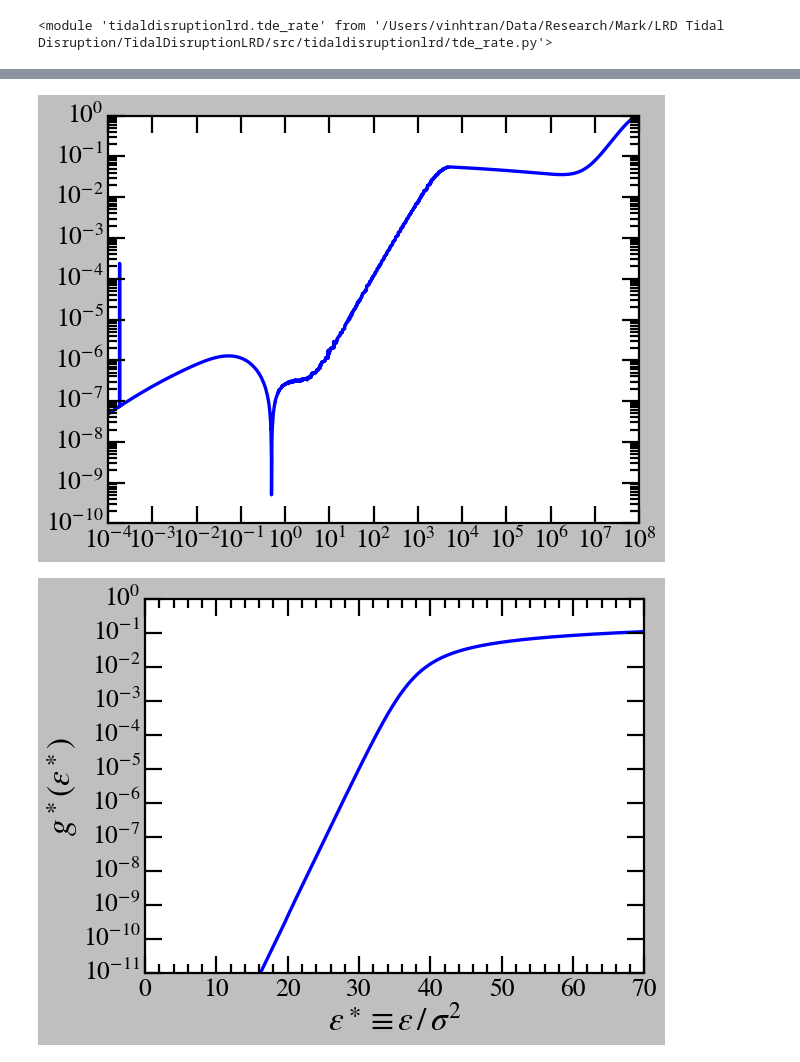
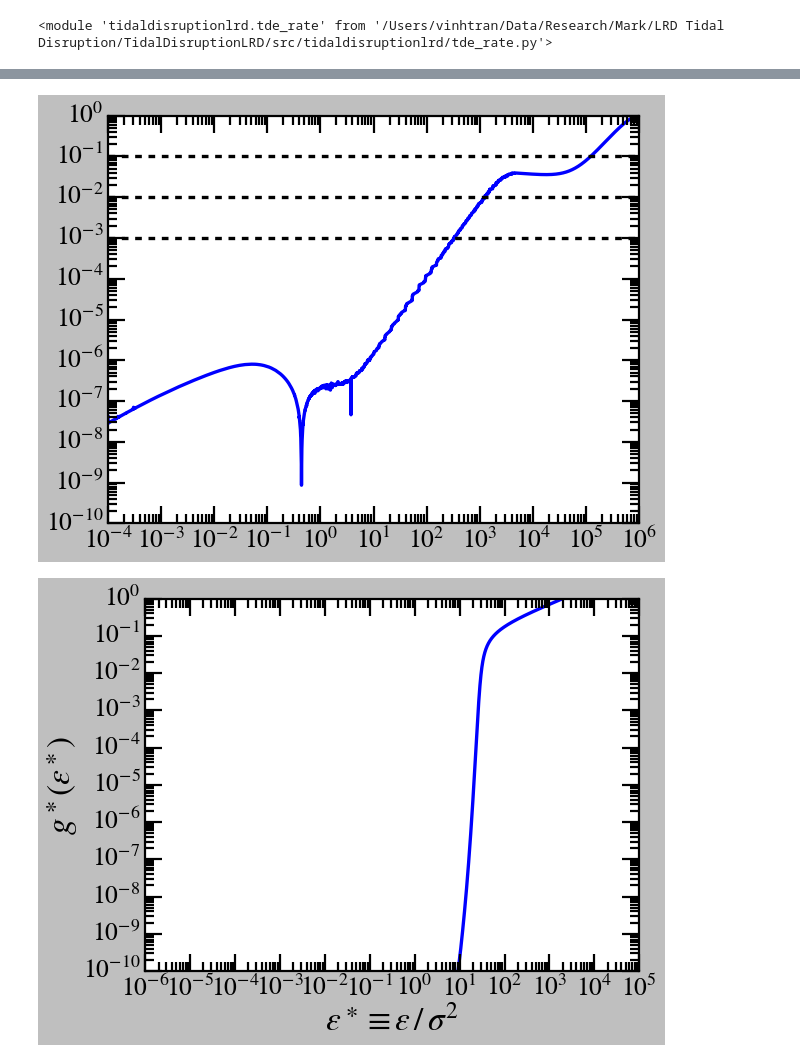
Before and after one commit to vinh-qtran/TidalDisruptionLRD, a Jupyter notebook: nbs/test.ipynb, the cells around one changed output, grey strips where cells are left out. Cells and saved outputs as stored; diff of their text form; code cells hidden in the pictures.

Commit message:
Add profiles and mass functions

```diff
--- a/nbs/test.ipynb
+++ b/nbs/test.ipynb
@@ -29,9 +29,10 @@ importlib.reload(tde_rate)
 # %% [output]
 <module 'tidaldisruptionlrd.tde_rate' from '/Users/vinhtran/Data/Research/Mark/LRD Tidal Disruption/TidalDisruptionLRD/src/tidaldisruptionlrd/tde_rate.py'>
 # %%
-isothermal_sphere_lc = stellar_distribution.SingularIsothermalSphereProfile(
+profile = stellar_distribution.SingularIsothermalSphereProfile(
+    # M_s=1e1,
     r_bin_min=1e-4,
-    r_bin_max=1e8,
+    r_bin_max=1e6,
     N_bins=10000,
     reduce_factor=10,
     N_trapz_bins=1000,
@@ -39,14 +53,17 @@ isothermal_sphere_lc = stellar_distribution.SingularIsothermalSphereProfile(
 # %%
-reconstructed_stellar_rho_bins = isothermal_sphere_lc.reconstruct_stellar_rho_bins(
-    -isothermal_sphere_lc.phi_bins,
-    isothermal_sphere_lc.epsilon_bins,
-    isothermal_sphere_lc.g_epsilon_bins,
+reconstructed_stellar_rho_bins = profile.reconstruct_stellar_rho_bins(
+    -profile.phi_bins,
+    profile.epsilon_bins,
+    profile.g_epsilon_bins,
 )
 
 plt.plot(
-    isothermal_sphere_lc.r_bins,
-    np.abs(1 - reconstructed_stellar_rho_bins / isothermal_sphere_lc.stellar_rho_bins),
+    profile.r_bins,
+    np.abs(1 - reconstructed_stellar_rho_bins / profile.stellar_rho_bins),
 )
+
+for tol in [1e-1, 1e-2, 1e-3]:
+    plt.axhline(tol, color="k", ls="--")
 
 plt.xscale("log")
 plt.yscale("log")
@@ -54,25 +71,25 @@ plt.yscale("log")
 plt.tight_layout()
 plt.show()
 # %% [output]
-[figure, old version]
+[figure, new version]
 # %%
 plt.plot(
-    isothermal_sphere_lc.epsilon_bins,
-    isothermal_sphere_lc.g_epsilon_bins,
+    profile.epsilon_bins,
+    profile.g_epsilon_bins,
 )
 
-# plt.xscale("log")
+plt.xscale("log")
 plt.yscale("log")
 
-plt.xlim(0, 70)
-plt.ylim(1e-11, 1e0)
+# plt.xlim(0, 70)
+plt.ylim(1e-10, 1e0)
 
 plt.xlabel(r"$\epsilon^\ast \equiv \epsilon \, / \, \sigma^2$")
 plt.ylabel(r"$g^\ast (\epsilon^\ast)$")
 
 plt.tight_layout()
 plt.show()
 # %% [output]
-[figure, old version]
+[figure, new version]
 # %%
 plt.plot(
```
Also changed, not shown: parts of 5 cells of this notebook, 2 other files.
